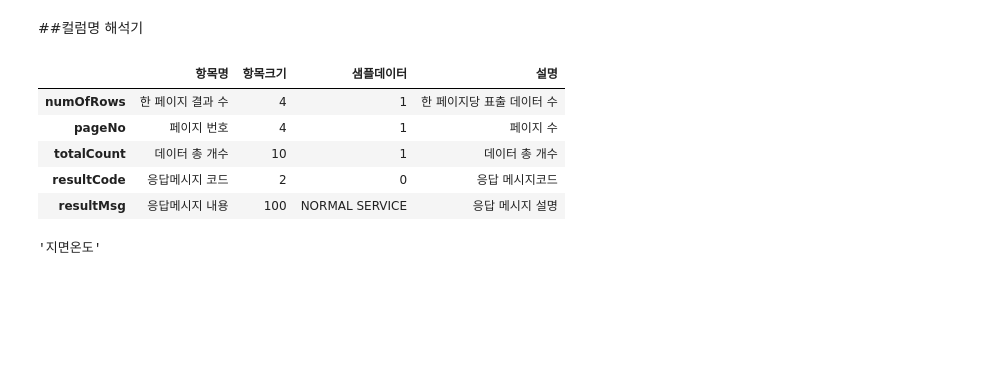
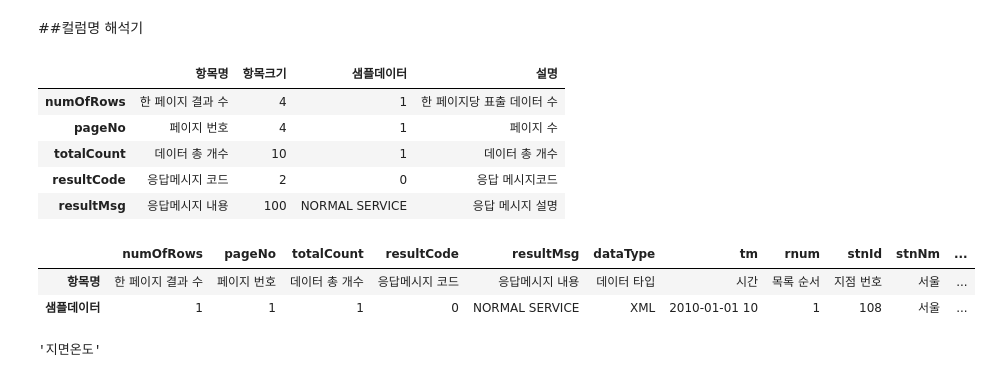
Before and after one commit to jongphago/weather-api, a Jupyter notebook: new_wather.ipynb, the cells around one changed output. Saved outputs shown, nothing was run; the diff lists cells and outputs as text; code cells hidden in the pictures; blank space fills up the shorter version.

```diff
--- a/new_wather.ipynb
+++ b/new_wather.ipynb
@@ -115,6 +115,12 @@ asos_columns_info.head()
 | totalCount | 데이터 총 개수 | 10 | 1 | 데이터 총 개수 |
 | resultCode | 응답메시지 코드 | 2 | 0 | 응답 메시지코드 |
 | resultMsg | 응답메시지 내용 | 100 | NORMAL SERVICE | 응답 메시지 설명 |
+# %%
+asos_columns_info[['항목명', '샘플데이터']].transpose()
+# %% [output]
+|  | numOfRows | pageNo | totalCount | resultCode | resultMsg | dataType | tm | rnum | stnId | stnNm | ... |
+| 항목명 | 한 페이지 결과 수 | 페이지 번호 | 데이터 총 개수 | 응답메시지 코드 | 응답메시지 내용 | 데이터 타입 | 시간 | 목록 순서 | 지점 번호 | 서울 | ... |
+| 샘플데이터 | 1 | 1 | 1 | 0 | NORMAL SERVICE | XML | 2010-01-01 10 | 1 | 108 | 서울 | ... |
 # %%
 wd.translate(wd.asos_dict, 'ts')
 # %% [output]
```
Also changed, not shown: parts of 20 cells of this notebook, 1 other file.
